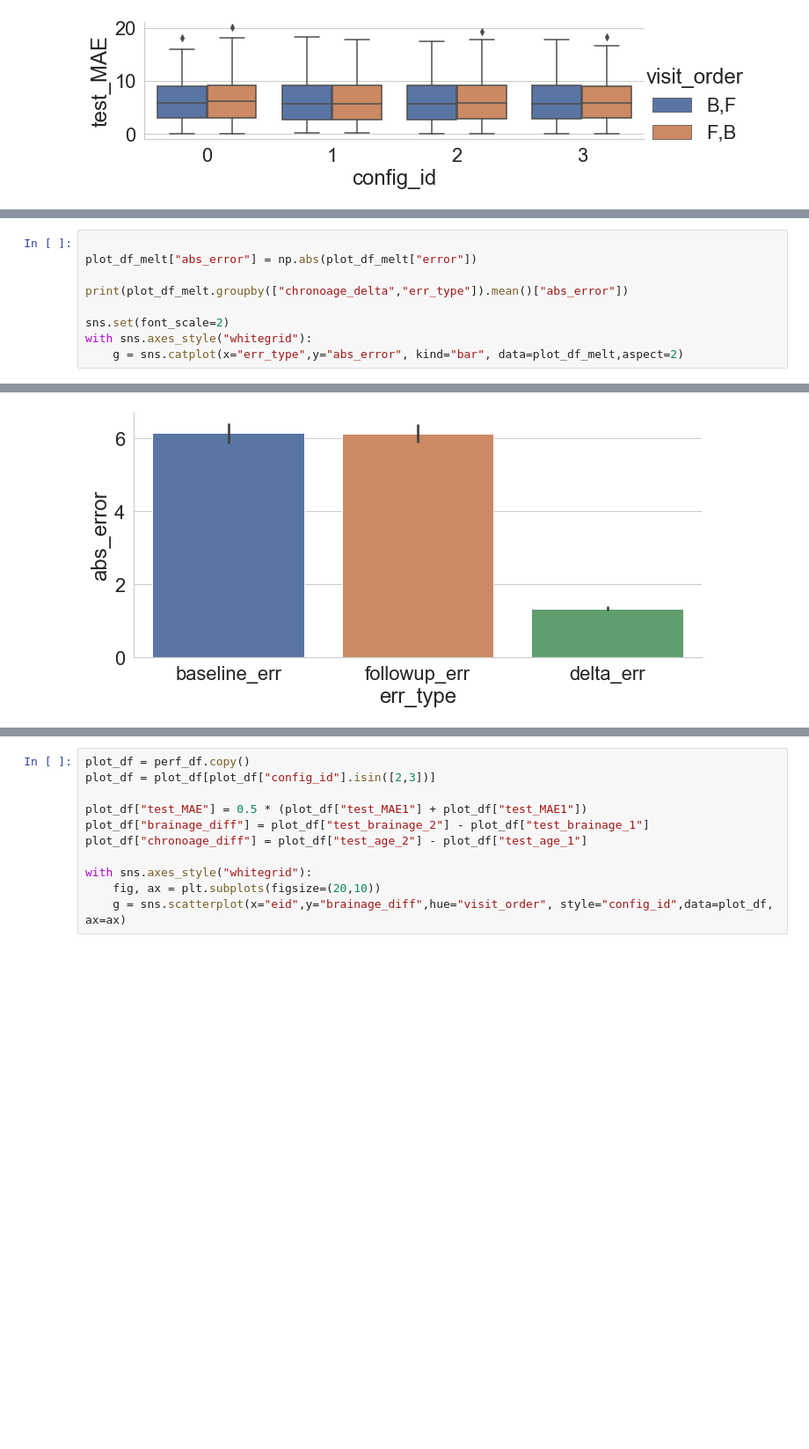
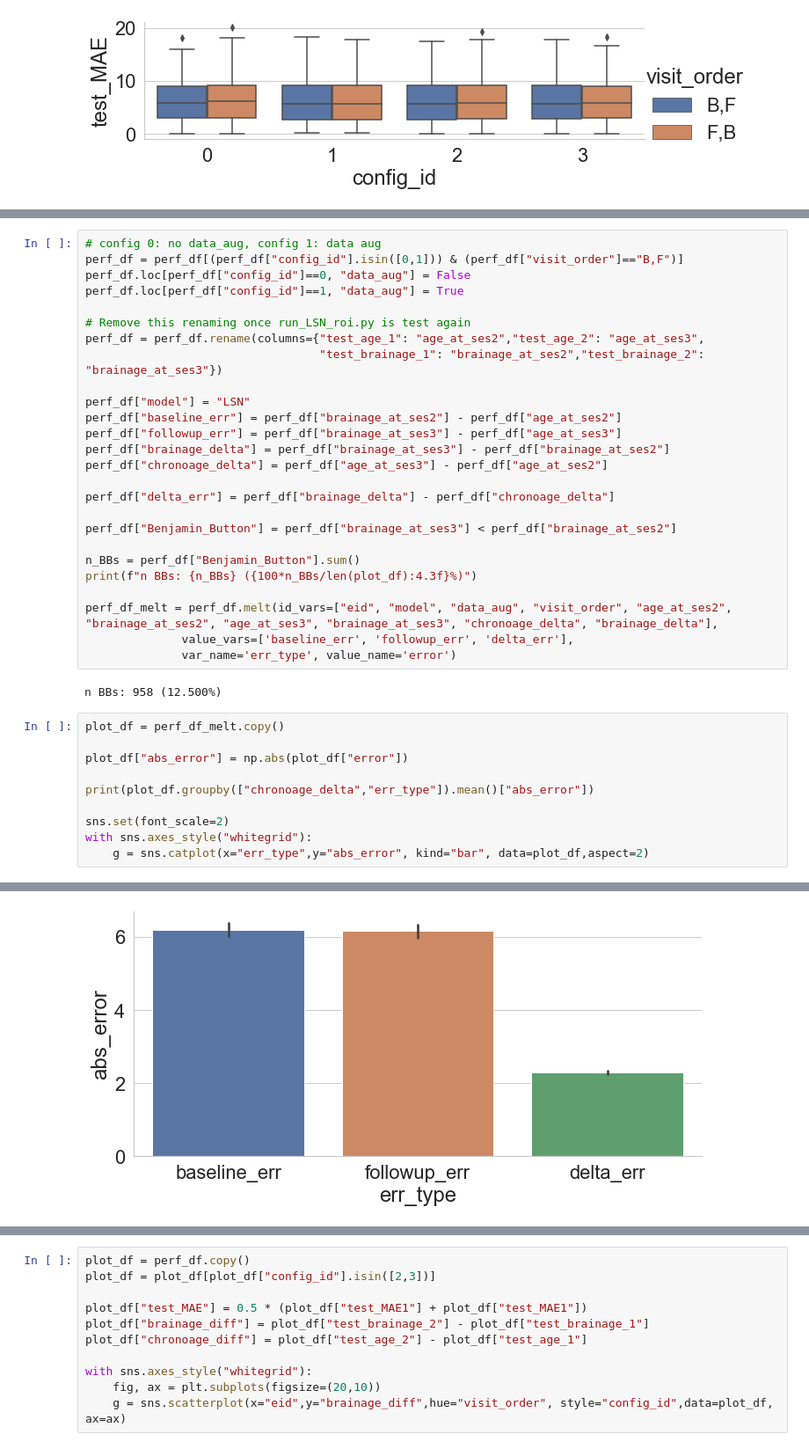
Before and after one commit to nikhil153/brain-diff, a Jupyter notebook: notebooks/5a_LSN_ROI.ipynb, the cells around one changed output, grey strips where cells are left out. Shown: that part at 88% size. Drawn from its saved outputs; the diff is of its cells as text; blank space fills up the shorter version.

```diff
--- a/notebooks/5a_LSN_ROI.ipynb
+++ b/notebooks/5a_LSN_ROI.ipynb
@@ -329,11 +304,40 @@ n BBs: 0 (0.000%)
+# %%
+# config 0: no data_aug, config 1: data aug
+perf_df = perf_df[(perf_df["config_id"].isin([0,1])) & (perf_df["visit_order"]=="B,F")]
+perf_df.loc[perf_df["config_id"]==0, "data_aug"] = False
+perf_df.loc[perf_df["config_id"]==1, "data_aug"] = True
+
+# Remove this renaming once run_LSN_roi.py is test again
+perf_df = perf_df.rename(columns={"test_age_1": "age_at_ses2","test_age_2": "age_at_ses3",
+                                  "test_brainage_1": "brainage_at_ses2","test_brainage_2": "brainage_at_ses3"})
+
+perf_df["model"] = "LSN"
+perf_df["baseline_err"] = perf_df["brainage_at_ses2"] - perf_df["age_at_ses2"]
+perf_df["followup_err"] = perf_df["brainage_at_ses3"] - perf_df["age_at_ses3"]
+perf_df["brainage_delta"] = perf_df["brainage_at_ses3"] - perf_df["brainage_at_ses2"]
+perf_df["chronoage_delta"] = perf_df["age_at_ses3"] - perf_df["age_at_ses2"]
+
+perf_df["delta_err"] = perf_df["brainage_delta"] - perf_df["chronoage_delta"]
+
+perf_df["Benjamin_Button"] = perf_df["brainage_at_ses3"] < perf_df["brainage_at_ses2"]
+
+n_BBs = perf_df["Benjamin_Button"].sum()
+print(f"n BBs: {n_BBs} ({100*n_BBs/len(plot_df):4.3f}%)")
+
+perf_df_melt = perf_df.melt(id_vars=["eid", "model", "data_aug", "visit_order", "age_at_ses2", "brainage_at_ses2", "age_at_ses3", "brainage_at_ses3", "chronoage_delta", "brainage_delta"],
+              value_vars=['baseline_err', 'followup_err', 'delta_err'],
+              var_name='err_type', value_name='error')
+# %% [output]
+n BBs: 958 (12.500%)
 # %%
+plot_df = perf_df_melt.copy()
 
-plot_df_melt["abs_error"] = np.abs(plot_df_melt["error"])
+plot_df["abs_error"] = np.abs(plot_df["error"])
 
-print(plot_df_melt.groupby(["chronoage_delta","err_type"]).mean()["abs_error"])
+print(plot_df.groupby(["chronoage_delta","err_type"]).mean()["abs_error"])
 
 sns.set(font_scale=2)
 with sns.axes_style("whitegrid"):
-    g = sns.catplot(x="err_type",y="abs_error", kind="bar", data=plot_df_melt,aspect=2)
+    g = sns.catplot(x="err_type",y="abs_error", kind="bar", data=plot_df,aspect=2)
 # %% [output]
 chronoage_delta  err_type
@@ -355,2 +359,2 @@ chronoage_delta  err_type
 Name: abs_error, dtype: float64
-[figure, old version]
+[figure, new version]
```
Also changed, not shown: parts of 6 cells of this notebook, 9 other files.
